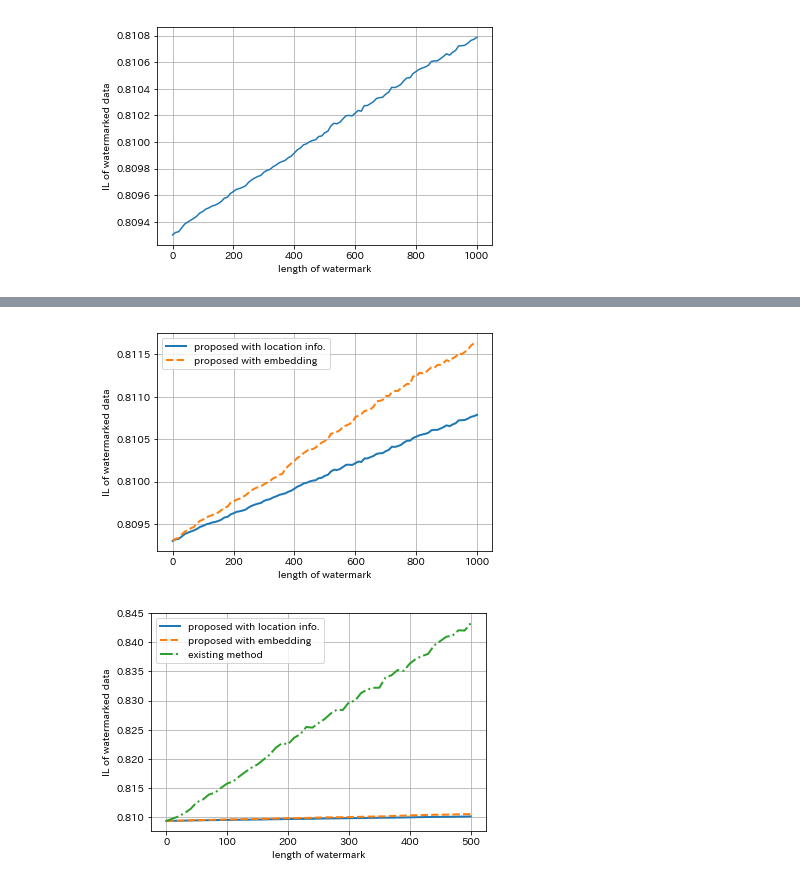
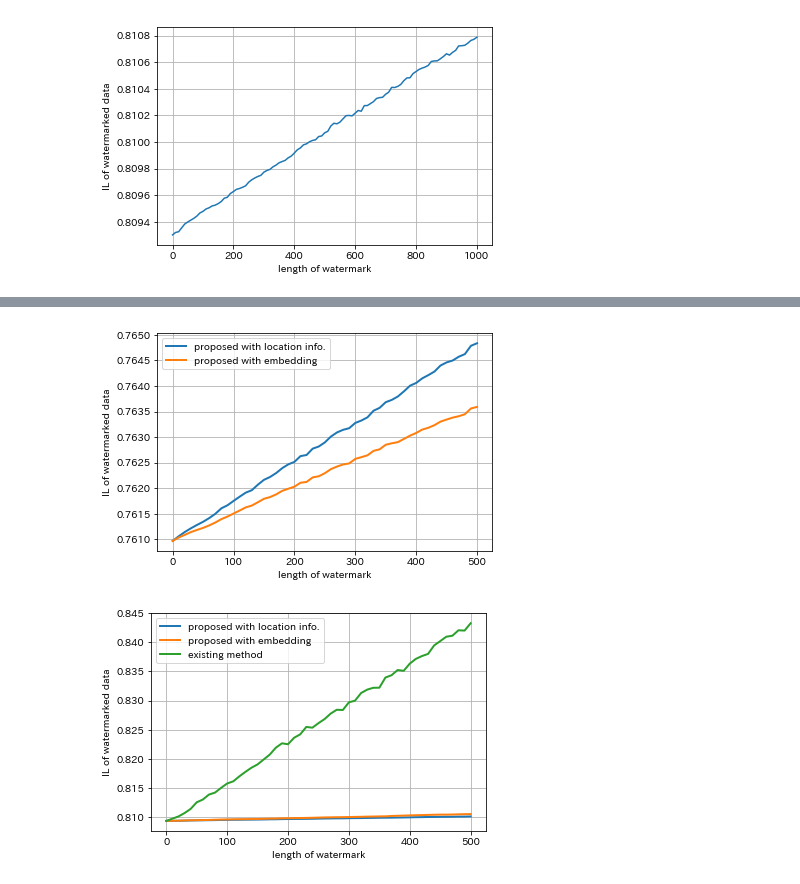
Before and after one commit to yuta1331/watermark, a Jupyter notebook: jupyter/IL_evaluation.ipynb, the cells around one changed output, grey strips where cells are left out. Cells and saved outputs as stored; diff of their text form; code cells hidden in the pictures.

```diff
--- a/jupyter/IL_evaluation.ipynb
+++ b/jupyter/IL_evaluation.ipynb
@@ -34,7 +34,8 @@ IL_show_from_pickle('../result/IL_results1000.pkl')
 [figure]
 # %%
 def IL_show(IL_dict_l, legend_l):
-    linestyles = ['solid', 'dashed', 'dashdot', 'dotted']
+    # linestyles = ['solid', 'dashed', 'dashdot', 'dotted']
+    linestyles = ['solid', 'solid', 'solid', 'solid']
 
     formatted_dict_l = deepcopy(IL_dict_l)
     p_l = list()
@@ -63,7 +67,11 @@ legend_l = ['proposed with location info.', 'proposed with embedding']
-# %%
-IL_show(result_dict_list, legend_l)
-# %% [output]
-[figure, removed]
+# %%
+result_dict_list = list()
+result_dict_list.append(load_pickle('../result/IL_results_general_proposal_500.pkl'))
+result_dict_list.append(load_pickle('../result/IL_results_general_proposal_embedding_500.pkl'))
+legend_l = ['proposed with location info.', 'proposed with embedding']
+IL_show(result_dict_list, legend_l)
+# %% [output]
+[figure, added]
 # %%
 result_dict_list = list()
 result_dict_list.append(load_pickle('../result/IL_results1000.pkl'))
@@ -81,4 +89,4 @@ legend_l = ['proposed with location info.', 'proposed with embedding', 'existing
 # %%
 IL_show(result_dict_list, legend_l)
 # %% [output]
-[figure, old version]
+[figure, new version]
```
Also changed, not shown: parts of 1 cell of this notebook, 3 other files.
